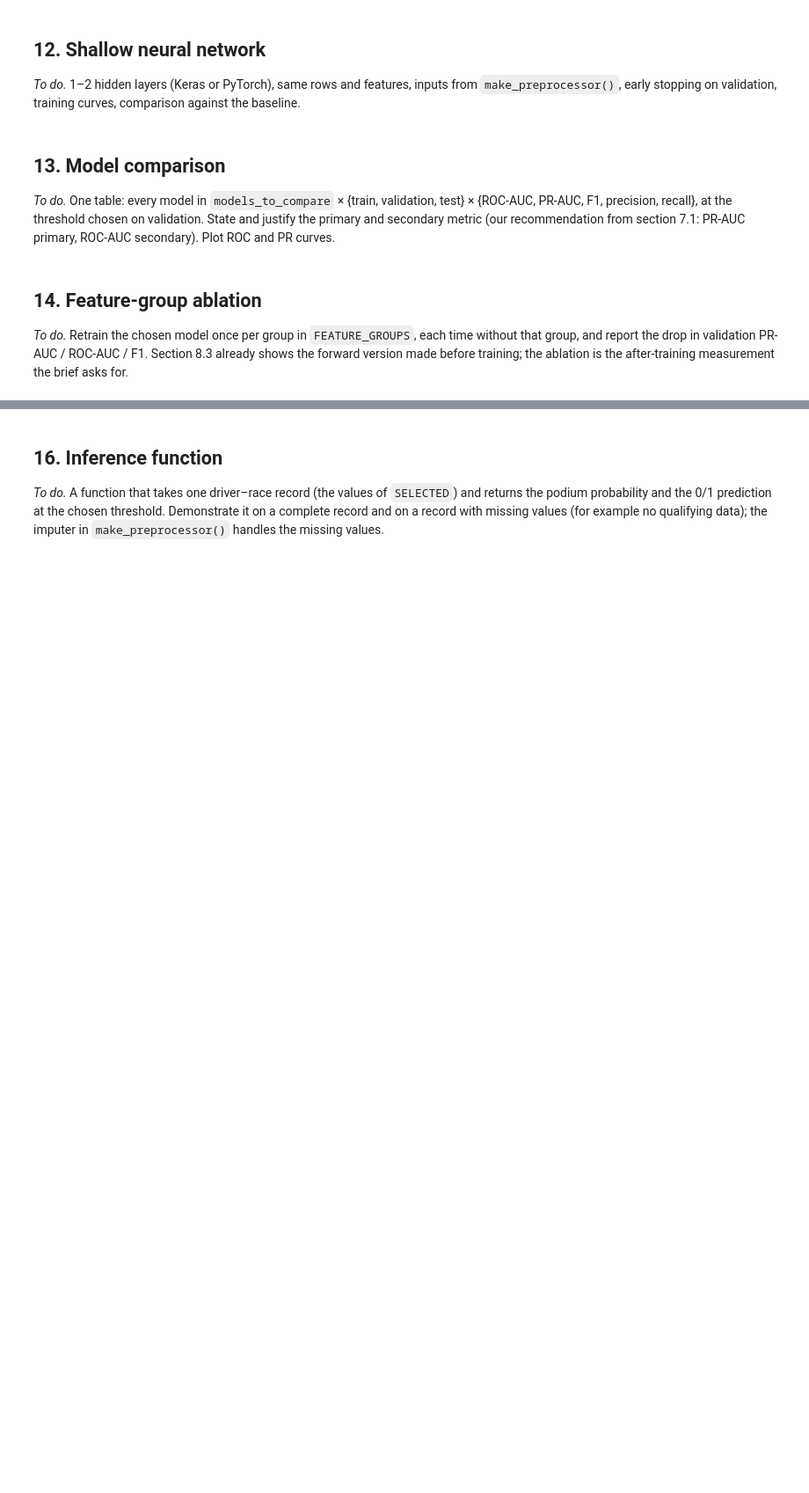
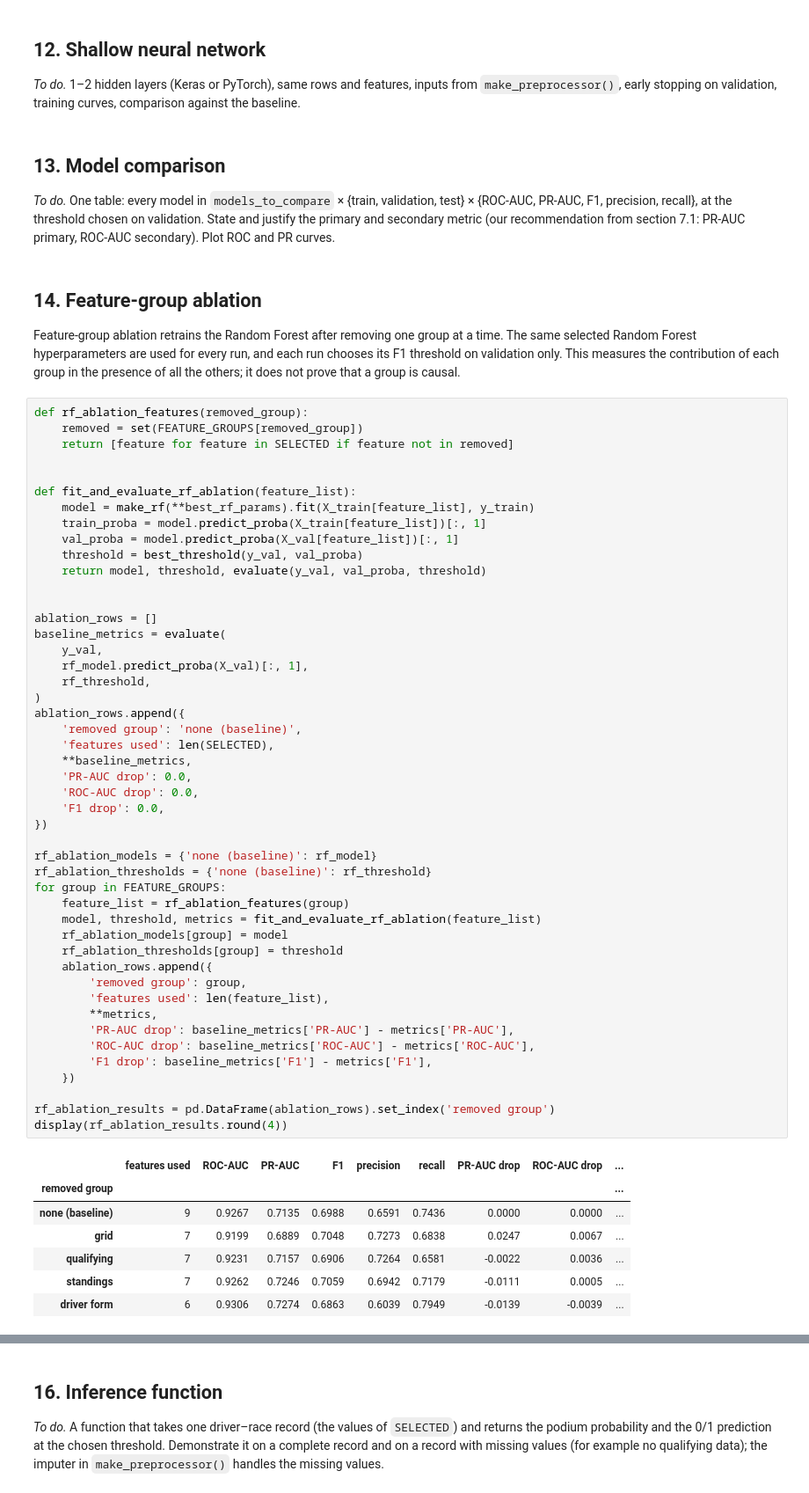
Before and after one commit to HamadaTamer/AI-Tools-Lab-F1-Project, a Jupyter notebook: F1_podium_prediction.ipynb, the cells around one changed output, grey strips where cells are left out. Shown at 88% size. Cells and saved outputs as stored; diff of their text form; blank space fills up the shorter version.

```diff
--- a/F1_podium_prediction.ipynb
+++ b/F1_podium_prediction.ipynb
@@ -2621,4 +2694,59 @@ Rules: fit on train; choose hyperparameters and the threshold on validation; sco
 # %% [markdown]
 ## 14. Feature-group ablation
 
-*To do.* Retrain the chosen model once per group in `FEATURE_GROUPS`, each time without that group, and report the drop in validation PR-AUC / ROC-AUC / F1. Section 8.3 already shows the forward version made before training; the ablation is the after-training measurement the brief asks for.
+Feature-group ablation retrains the Random Forest after removing one group at a time. The same selected Random Forest hyperparameters are used for every run, and each run chooses its F1 threshold on validation only. This measures the contribution of each group in the presence of all the others; it does not prove that a group is causal.
+# %%
+def rf_ablation_features(removed_group):
+    removed = set(FEATURE_GROUPS[removed_group])
+    return [feature for feature in SELECTED if feature not in removed]
+
+
+def fit_and_evaluate_rf_ablation(feature_list):
+    model = make_rf(**best_rf_params).fit(X_train[feature_list], y_train)
+    train_proba = model.predict_proba(X_train[feature_list])[:, 1]
+    val_proba = model.predict_proba(X_val[feature_list])[:, 1]
+    threshold = best_threshold(y_val, val_proba)
+    return model, threshold, evaluate(y_val, val_proba, threshold)
+
+
+ablation_rows = []
+baseline_metrics = evaluate(
+    y_val,
+    rf_model.predict_proba(X_val)[:, 1],
+    rf_threshold,
+)
+ablation_rows.append({
+    'removed group': 'none (baseline)',
+    'features used': len(SELECTED),
+    **baseline_metrics,
+    'PR-AUC drop': 0.0,
+    'ROC-AUC drop': 0.0,
+    'F1 drop': 0.0,
+})
+
+rf_ablation_models = {'none (baseline)': rf_model}
+rf_ablation_thresholds = {'none (baseline)': rf_threshold}
+for group in FEATURE_GROUPS:
+    feature_list = rf_ablation_features(group)
+    model, threshold, metrics = fit_and_evaluate_rf_ablation(feature_list)
+    rf_ablation_models[group] = model
+    rf_ablation_thresholds[group] = threshold
+    ablation_rows.append({
+        'removed group': group,
+        'features used': len(feature_list),
+        **metrics,
+        'PR-AUC drop': baseline_metrics['PR-AUC'] - metrics['PR-AUC'],
+        'ROC-AUC drop': baseline_metrics['ROC-AUC'] - metrics['ROC-AUC'],
+        'F1 drop': baseline_metrics['F1'] - metrics['F1'],
+    })
+
+rf_ablation_results = pd.DataFrame(ablation_rows).set_index('removed group')
+display(rf_ablation_results.round(4))
+# %% [output]
+|  | features used | ROC-AUC | PR-AUC | F1 | precision | recall | PR-AUC drop | ROC-AUC drop | ... |
+| removed group |  |  |  |  |  |  |  |  | ... |
+| none (baseline) | 9 | 0.9267 | 0.7135 | 0.6988 | 0.6591 | 0.7436 | 0.0000 | 0.0000 | ... |
+| grid | 7 | 0.9199 | 0.6889 | 0.7048 | 0.7273 | 0.6838 | 0.0247 | 0.0067 | ... |
+| qualifying | 7 | 0.9231 | 0.7157 | 0.6906 | 0.7264 | 0.6581 | -0.0022 | 0.0036 | ... |
+| standings | 7 | 0.9262 | 0.7246 | 0.7059 | 0.6942 | 0.7179 | -0.0111 | 0.0005 | ... |
+| driver form | 6 | 0.9306 | 0.7274 | 0.6863 | 0.6039 | 0.7949 | -0.0139 | -0.0039 | ... |
```
Also changed, not shown: parts of 10 cells of this notebook, 1 other file.
